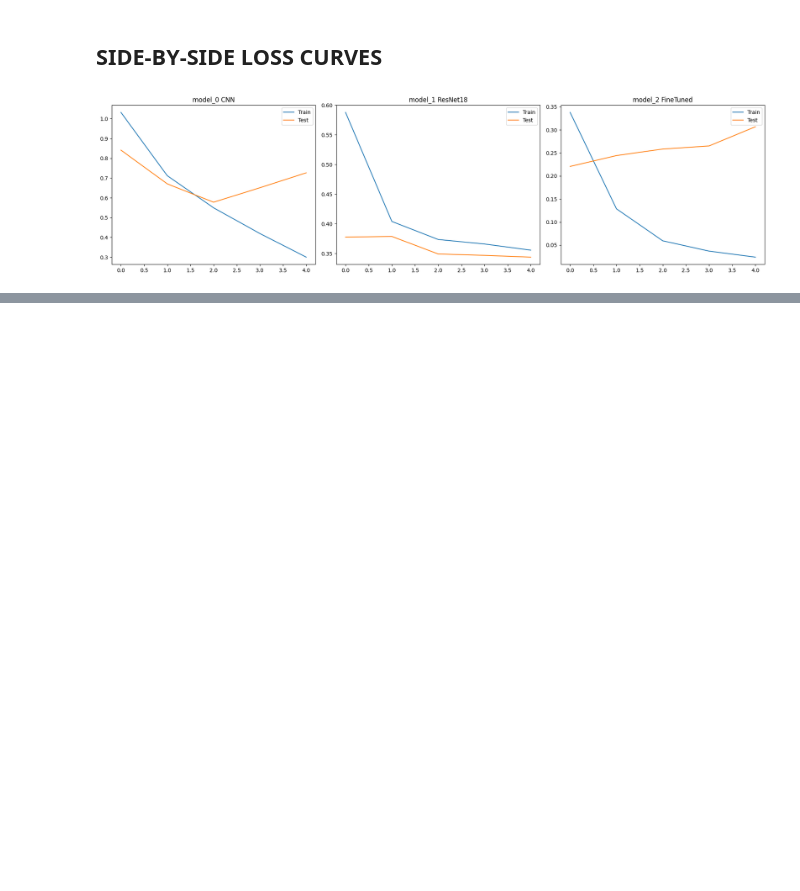
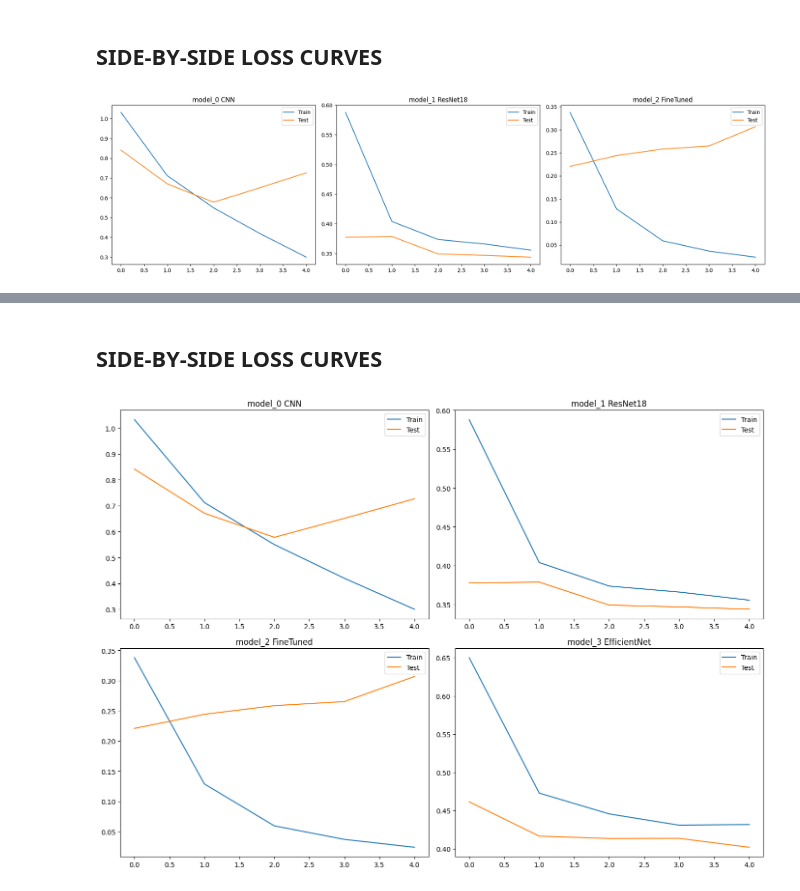
Before and after one commit to LakshyaAhlawat/pytorch-learning, a Jupyter notebook: 06_intel_image_classification.ipynb, the cells around one changed output, grey strips where cells are left out. Drawn from its saved outputs; the diff is of its cells as text; code cells hidden in the pictures; blank space fills up the shorter version.

```diff
--- a/06_intel_image_classification.ipynb
+++ b/06_intel_image_classification.ipynb
@@ -1134,0 +1659,70 @@ plt.show()
+# %% [markdown]
+## SIDE-BY-SIDE LOSS CURVES
+# %%
+fig, axes = plt.subplots(2,2, figsize=(14,10))
+
+# model_0
+axes[0,0].plot(
+    model_0_results["train_loss"],
+    label="Train"
+)
+
+axes[0,0].plot(
+    model_0_results["test_loss"],
+    label="Test"
+)
+
+axes[0,0].set_title("model_0 CNN")
+
+axes[0,0].legend()
+
+# model_1
+axes[0,1].plot(
+    model_1_results["train_loss"],
+    label="Train"
+)
+
+axes[0,1].plot(
+    model_1_results["test_loss"],
+    label="Test"
+)
+
+axes[0,1].set_title("model_1 ResNet18")
+
+axes[0,1].legend()
+
+# model_2
+axes[1,0].plot(
+    model_2_results["train_loss"],
+    label="Train"
+)
+
+axes[1,0].plot(
+    model_2_results["test_loss"],
+    label="Test"
+)
+
+axes[1,0].set_title("model_2 FineTuned")
+
+axes[1,0].legend()
+
+# model_3
+axes[1,1].plot(
+    model_3_results["train_loss"],
+    label="Train"
+)
+
+axes[1,1].plot(
+    model_3_results["test_loss"],
+    label="Test"
+)
+
+axes[1,1].set_title("model_3 EfficientNet")
+
+axes[1,1].legend()
+
+plt.tight_layout()
+
+plt.show()
+# %% [output]
+[figure, added]
```
Also changed, not shown: parts of 36 cells of this notebook.
